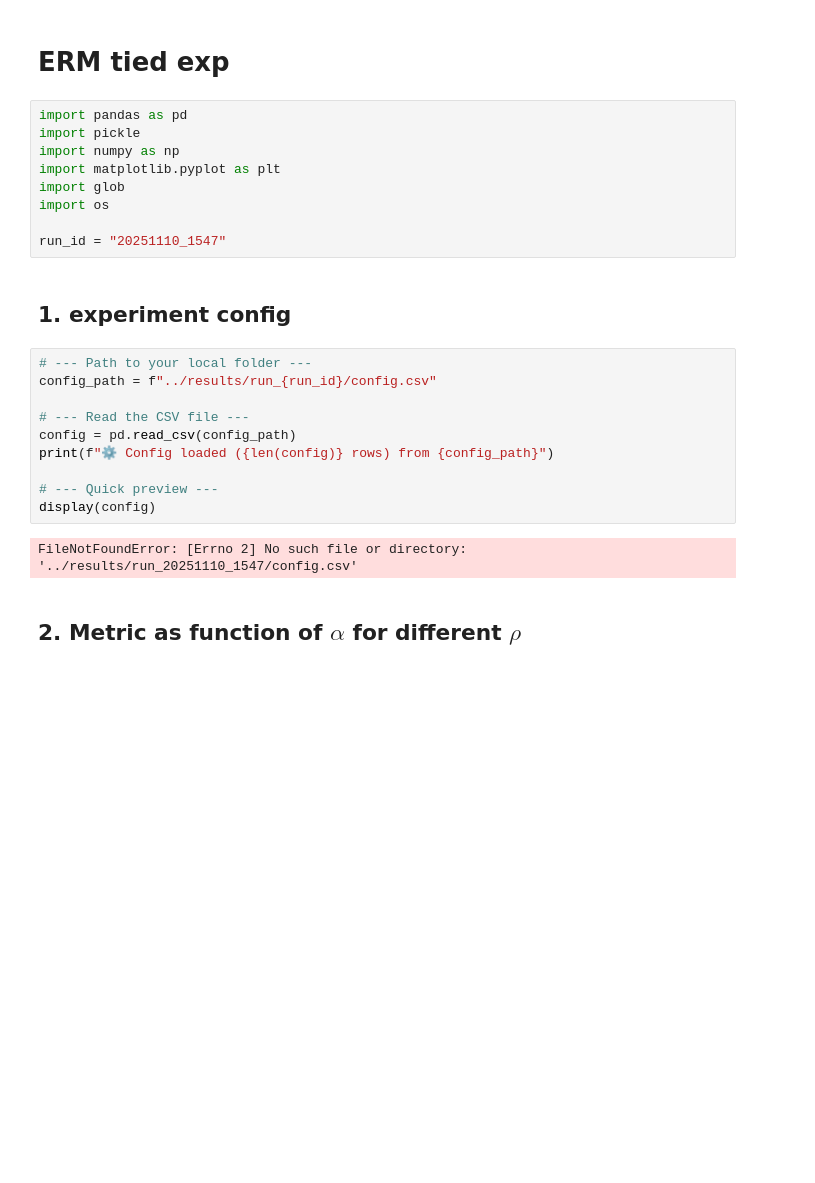
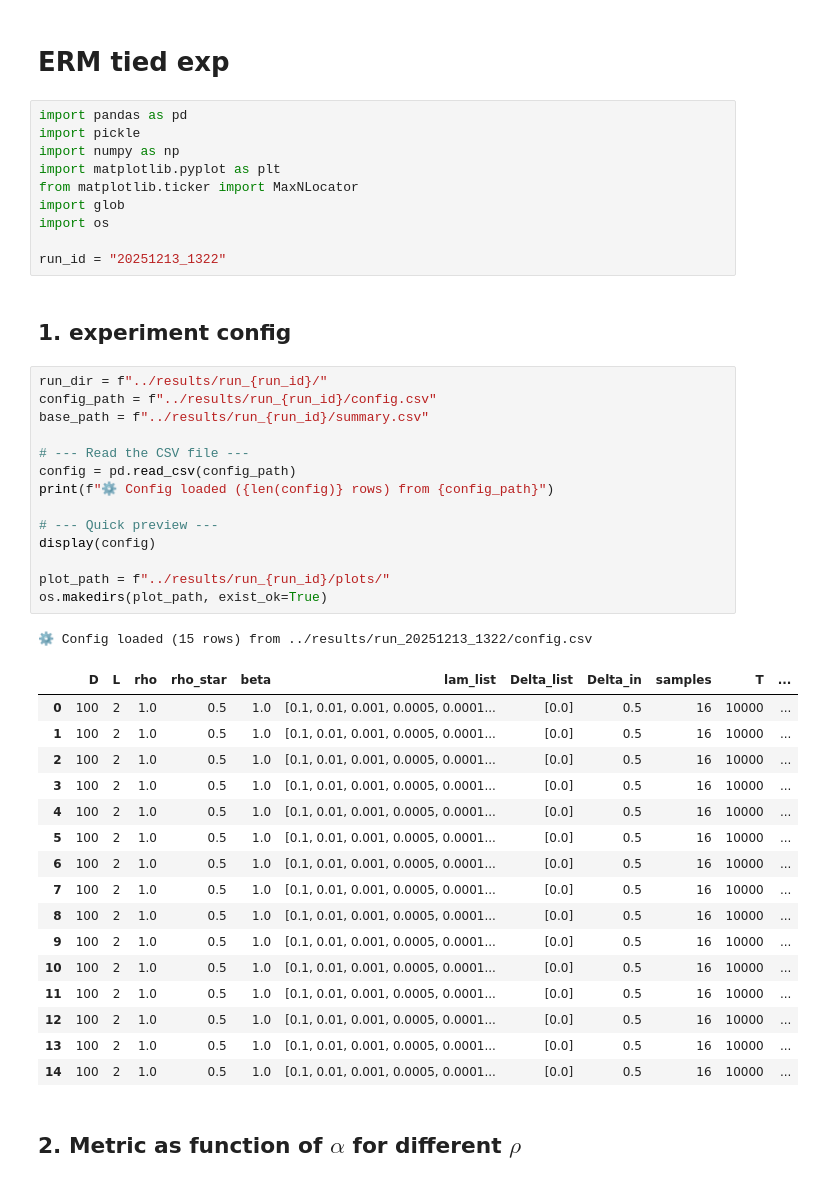
Before and after one commit to victor-pcll/Exploring-transformers-empirically, a Jupyter notebook: notebook/ERM_tied_visua.ipynb, the cells around one changed output. Saved outputs shown, nothing was run; the diff lists cells and outputs as text; blank space fills up the shorter version.

```diff
--- a/notebook/ERM_tied_visua.ipynb
+++ b/notebook/ERM_tied_visua.ipynb
@@ -5,24 +5,45 @@ import pandas as pd
 import pickle
 import numpy as np
 import matplotlib.pyplot as plt
+from matplotlib.ticker import MaxNLocator
 import glob
 import os
 
-run_id = "20251110_1547"
+run_id = "20251213_1322"
 # %% [markdown]
 ## 1. experiment config
 # %%
-# --- Path to your local folder ---
+run_dir = f"../results/run_{run_id}/"
 config_path = f"../results/run_{run_id}/config.csv"
+base_path = f"../results/run_{run_id}/summary.csv"
 
 # --- Read the CSV file ---
 config = pd.read_csv(config_path)
 print(f"⚙️ Config loaded ({len(config)} rows) from {config_path}")
 
 # --- Quick preview ---
 display(config)
+
+plot_path = f"../results/run_{run_id}/plots/"
+os.makedirs(plot_path, exist_ok=True)
 # %% [output]
-FileNotFoundError: [Errno 2] No such file or directory: '../results/run_20251110_1547/config.csv'
+⚙️ Config loaded (15 rows) from ../results/run_20251213_1322/config.csv
+|  | D | L | rho | rho_star | beta | lam_list | Delta_list | Delta_in | samples | T | ... |
+| 0 | 100 | 2 | 1.0 | 0.5 | 1.0 | [0.1, 0.01, 0.001, 0.0005, 0.0001... | [0.0] | 0.5 | 16 | 10000 | ... |
+| 1 | 100 | 2 | 1.0 | 0.5 | 1.0 | [0.1, 0.01, 0.001, 0.0005, 0.0001... | [0.0] | 0.5 | 16 | 10000 | ... |
+| 2 | 100 | 2 | 1.0 | 0.5 | 1.0 | [0.1, 0.01, 0.001, 0.0005, 0.0001... | [0.0] | 0.5 | 16 | 10000 | ... |
+| 3 | 100 | 2 | 1.0 | 0.5 | 1.0 | [0.1, 0.01, 0.001, 0.0005, 0.0001... | [0.0] | 0.5 | 16 | 10000 | ... |
+| 4 | 100 | 2 | 1.0 | 0.5 | 1.0 | [0.1, 0.01, 0.001, 0.0005, 0.0001... | [0.0] | 0.5 | 16 | 10000 | ... |
+| 5 | 100 | 2 | 1.0 | 0.5 | 1.0 | [0.1, 0.01, 0.001, 0.0005, 0.0001... | [0.0] | 0.5 | 16 | 10000 | ... |
+| 6 | 100 | 2 | 1.0 | 0.5 | 1.0 | [0.1, 0.01, 0.001, 0.0005, 0.0001... | [0.0] | 0.5 | 16 | 10000 | ... |
+| 7 | 100 | 2 | 1.0 | 0.5 | 1.0 | [0.1, 0.01, 0.001, 0.0005, 0.0001... | [0.0] | 0.5 | 16 | 10000 | ... |
+| 8 | 100 | 2 | 1.0 | 0.5 | 1.0 | [0.1, 0.01, 0.001, 0.0005, 0.0001... | [0.0] | 0.5 | 16 | 10000 | ... |
+| 9 | 100 | 2 | 1.0 | 0.5 | 1.0 | [0.1, 0.01, 0.001, 0.0005, 0.0001... | [0.0] | 0.5 | 16 | 10000 | ... |
+| 10 | 100 | 2 | 1.0 | 0.5 | 1.0 | [0.1, 0.01, 0.001, 0.0005, 0.0001... | [0.0] | 0.5 | 16 | 10000 | ... |
+| 11 | 100 | 2 | 1.0 | 0.5 | 1.0 | [0.1, 0.01, 0.001, 0.0005, 0.0001... | [0.0] | 0.5 | 16 | 10000 | ... |
+| 12 | 100 | 2 | 1.0 | 0.5 | 1.0 | [0.1, 0.01, 0.001, 0.0005, 0.0001... | [0.0] | 0.5 | 16 | 10000 | ... |
+| 13 | 100 | 2 | 1.0 | 0.5 | 1.0 | [0.1, 0.01, 0.001, 0.0005, 0.0001... | [0.0] | 0.5 | 16 | 10000 | ... |
+| 14 | 100 | 2 | 1.0 | 0.5 | 1.0 | [0.1, 0.01, 0.001, 0.0005, 0.0001... | [0.0] | 0.5 | 16 | 10000 | ... |
 # %% [markdown]
 ## 2. Metric as function of $\alpha$ for different $\rho$
 # %%
```
Also changed, not shown: parts of 2 cells of this notebook, 54 other files.
